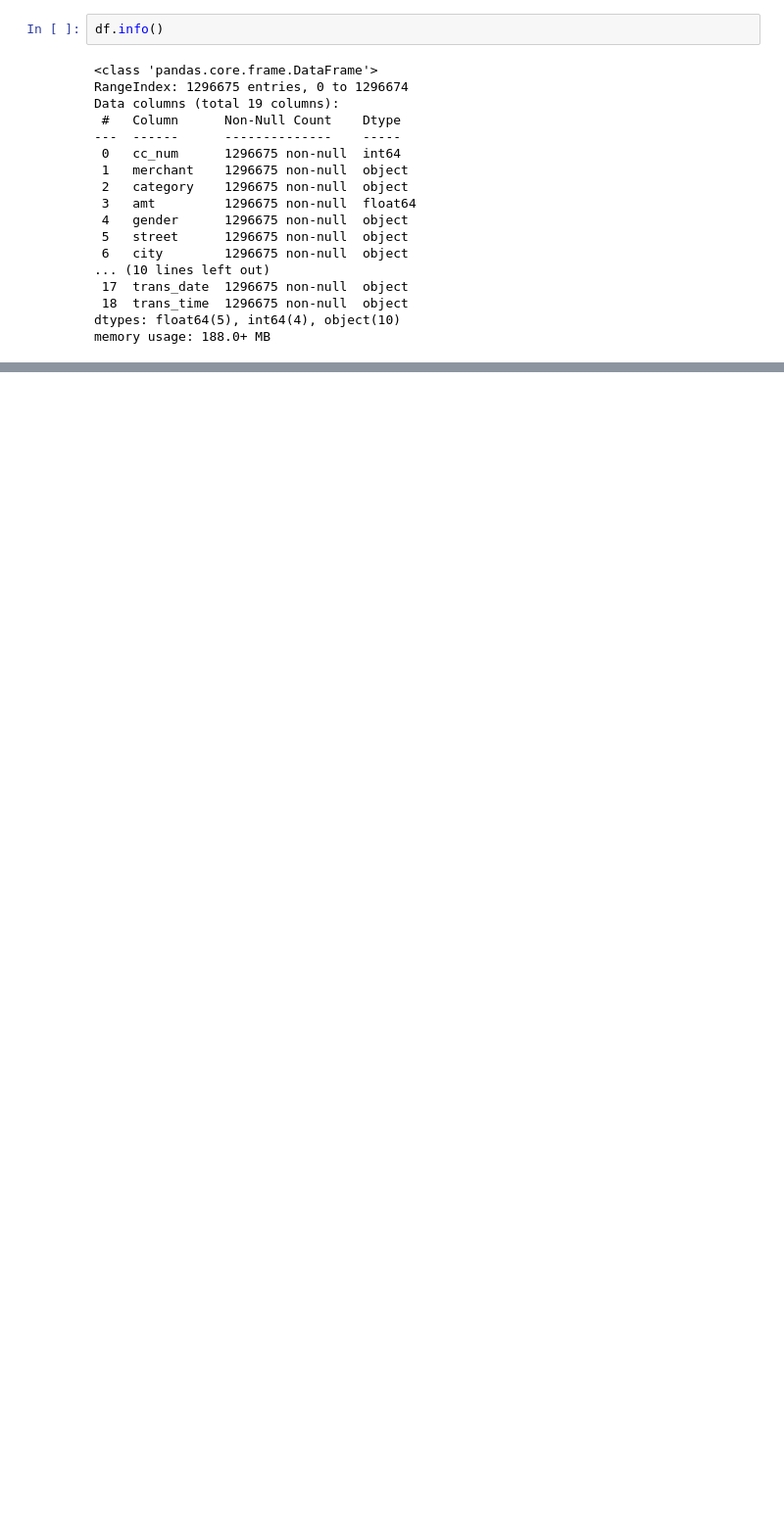
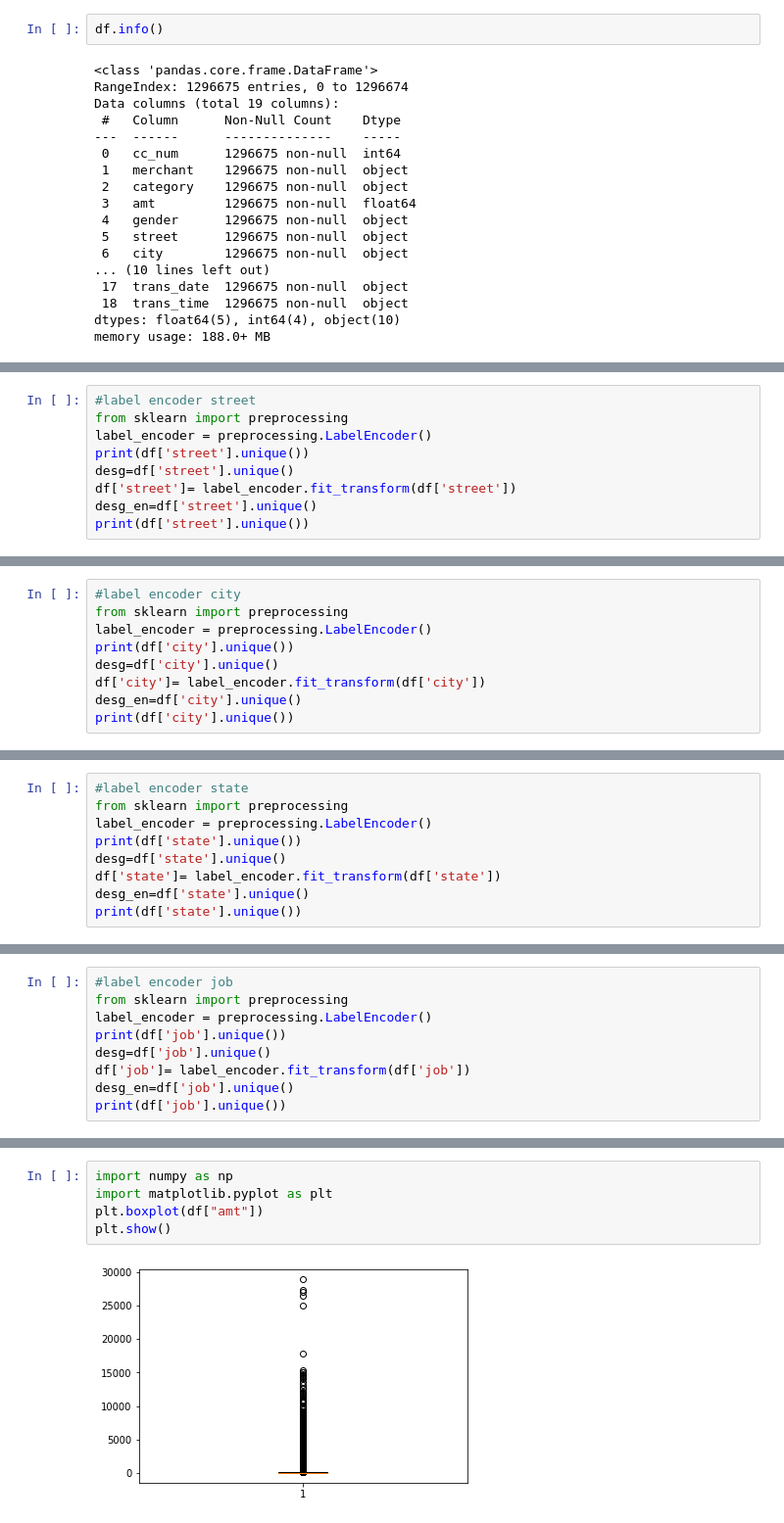
Before and after one commit to jacob-siby/creditcardfraud, a Jupyter notebook: CreditCardFraud.ipynb, the cells around one changed output, grey strips where cells are left out. Shown: that part at 98% size. Drawn from its saved outputs; the diff is of its cells as text; blank space fills up the shorter version.

```diff
--- a/CreditCardFraud.ipynb
+++ b/CreditCardFraud.ipynb
@@ -86,0 +129,9 @@ memory usage: 188.0+ MB
+# %%
+#label encoder street
+from sklearn import preprocessing
+label_encoder = preprocessing.LabelEncoder()
+print(df['street'].unique())
+desg=df['street'].unique()
+df['street']= label_encoder.fit_transform(df['street'])
+desg_en=df['street'].unique()
+print(df['street'].unique())
@@ -86,0 +156,9 @@ memory usage: 188.0+ MB
+# %%
+#label encoder city
+from sklearn import preprocessing
+label_encoder = preprocessing.LabelEncoder()
+print(df['city'].unique())
+desg=df['city'].unique()
+df['city']= label_encoder.fit_transform(df['city'])
+desg_en=df['city'].unique()
+print(df['city'].unique())
@@ -86,0 +183,9 @@ memory usage: 188.0+ MB
+# %%
+#label encoder state
+from sklearn import preprocessing
+label_encoder = preprocessing.LabelEncoder()
+print(df['state'].unique())
+desg=df['state'].unique()
+df['state']= label_encoder.fit_transform(df['state'])
+desg_en=df['state'].unique()
+print(df['state'].unique())
@@ -86,0 +200,9 @@ memory usage: 188.0+ MB
+# %%
+#label encoder job
+from sklearn import preprocessing
+label_encoder = preprocessing.LabelEncoder()
+print(df['job'].unique())
+desg=df['job'].unique()
+df['job']= label_encoder.fit_transform(df['job'])
+desg_en=df['job'].unique()
+print(df['job'].unique())
@@ -86,0 +227,7 @@ memory usage: 188.0+ MB
+# %%
+import numpy as np
+import matplotlib.pyplot as plt
+plt.boxplot(df["amt"])
+plt.show()
+# %% [output]
+[figure, added]
```
Also changed, not shown: parts of 14 cells of this notebook.
